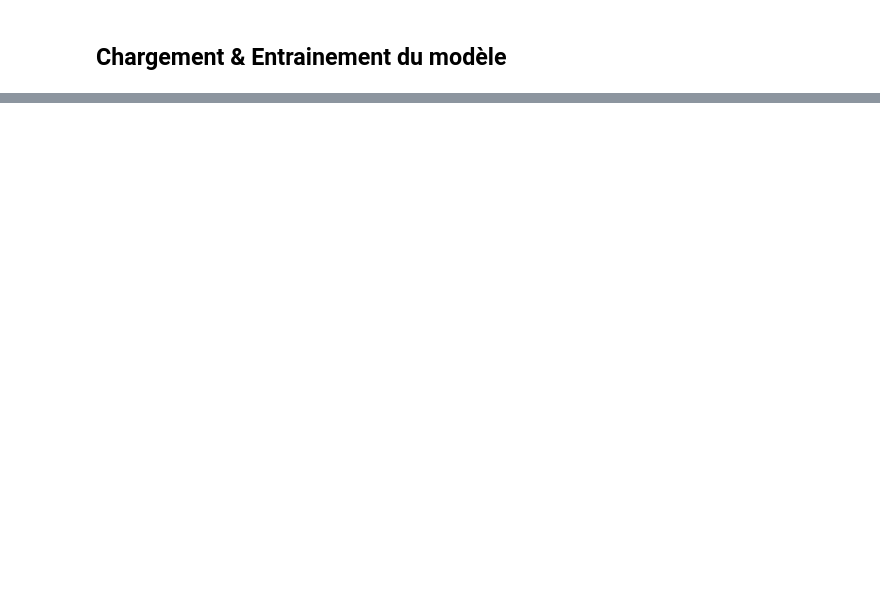
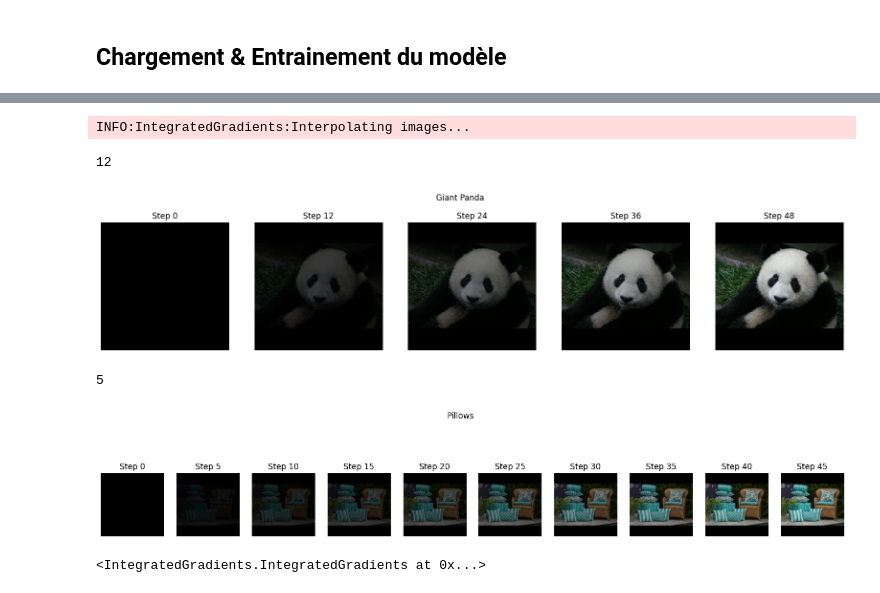
Before and after one commit to hjamet/Epita-S9-DNN, a Jupyter notebook: notebooks/tensorflow.ipynb, the cells around one changed output, grey strips where cells are left out. Drawn from its saved outputs; the diff is of its cells as text; code cells hidden in the pictures; blank space fills up the shorter version.

```diff
--- a/notebooks/tensorflow.ipynb
+++ b/notebooks/tensorflow.ipynb
@@ -69,0 +142,9 @@ INFO:Model:Displaying predictions...
+# %%
+integrator.interpolate_images(display={"Giant Panda" : 5, "Pillows": 10})
+# %% [output]
+INFO:IntegratedGradients:Interpolating images...
+12
+[figure, added]
+5
+[figure, added]
+<IntegratedGradients.IntegratedGradients at 0x...>
```
Also changed, not shown: parts of 13 cells of this notebook, 1 other file.
